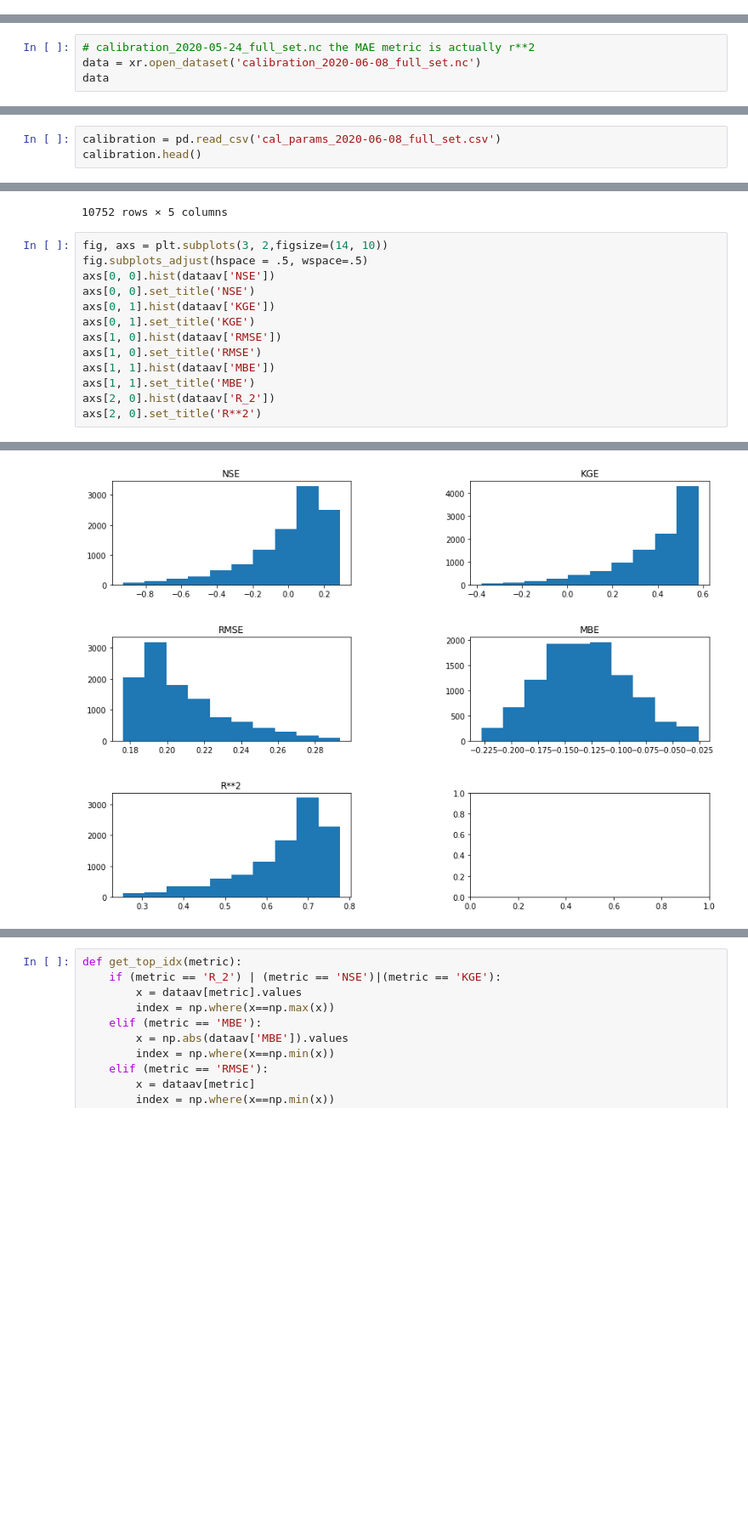
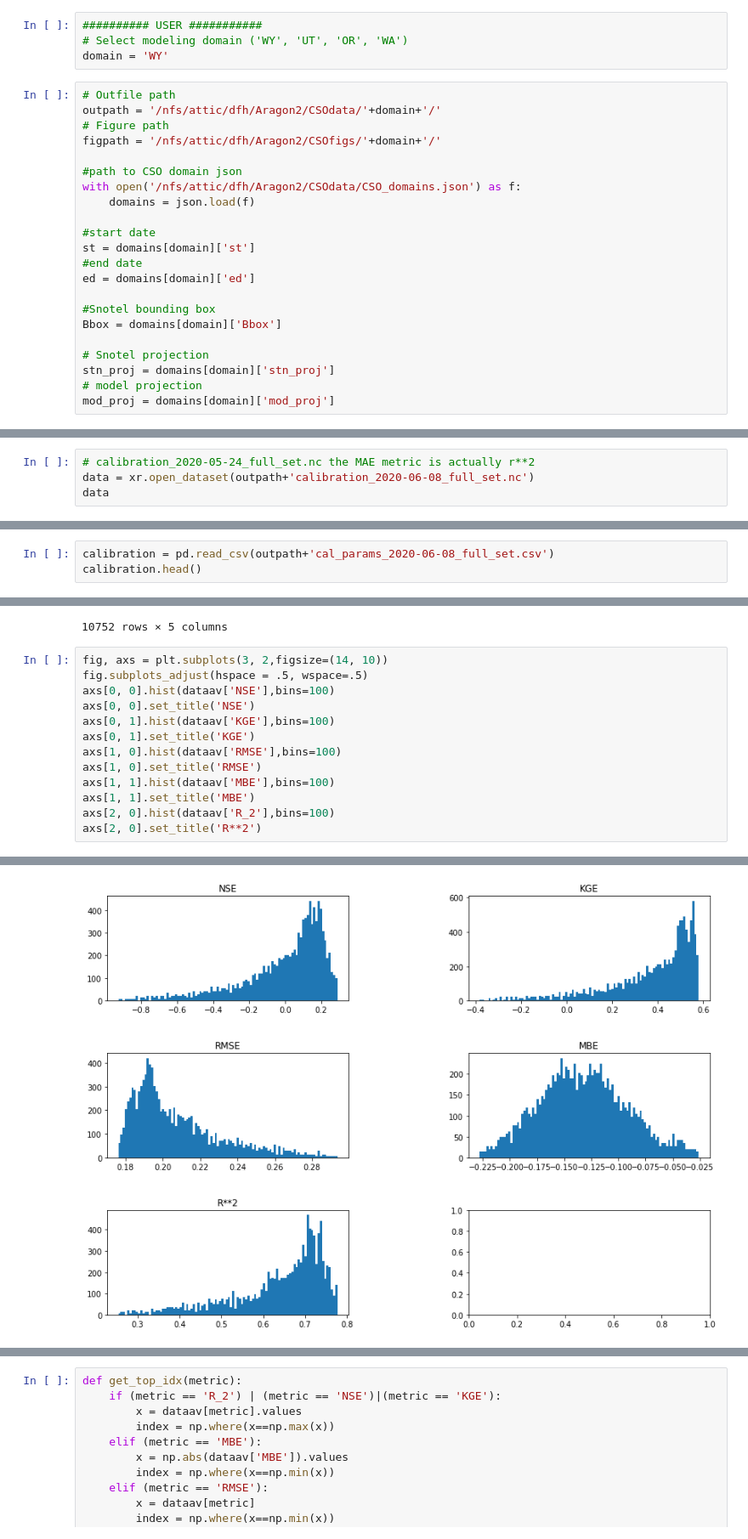
Before and after one commit to snowmodel-tools/calibration_python, a Jupyter notebook: Calibration_postprocess.ipynb, the cells around one changed output, grey strips where cells are left out. Shown: that part at 85% size. Saved outputs shown, nothing was run; the diff lists cells and outputs as text; blank space fills up the shorter version.

```diff
--- a/Calibration_postprocess.ipynb
+++ b/Calibration_postprocess.ipynb
@@ -16,4 +16,30 @@ import json
 import matplotlib.pyplot as plt
 
 #from sklearn.covariance import EmpiricalCovariance, MinCovDet
+# %%
+########## USER ###########
+# Select modeling domain ('WY', 'UT', 'OR', 'WA')
+domain = 'WY'
+# %%
+# Outfile path
+outpath = '/nfs/attic/dfh/Aragon2/CSOdata/'+domain+'/'
+# Figure path
+figpath = '/nfs/attic/dfh/Aragon2/CSOfigs/'+domain+'/'
+
+#path to CSO domain json
+with open('/nfs/attic/dfh/Aragon2/CSOdata/CSO_domains.json') as f:
+    domains = json.load(f)
+
+#start date
+st = domains[domain]['st']
+#end date
+ed = domains[domain]['ed']
+
+#Snotel bounding box
+Bbox = domains[domain]['Bbox']
+
+# Snotel projection
+stn_proj = domains[domain]['stn_proj']
+# model projection
+mod_proj = domains[domain]['mod_proj']
 # %%
@@ -29,7 +55,7 @@ gdf.head()
 | 4 | 379_WY_SNTL | -109.670212 | 43.697330 | Burroughs Creek | 2667 | 607155.527746 | 4.839116e+06 | POINT (-109.67021 43.69733) |
 # %%
 # calibration_2020-05-24_full_set.nc the MAE metric is actually r**2
-data = xr.open_dataset('calibration_2020-06-08_full_set.nc')
+data = xr.open_dataset(outpath+'calibration_2020-06-08_full_set.nc')
 data
 # %% [output]
 <xarray.Dataset>
@@ -45,7 +71,7 @@ Attributes:
     calibration_parameters:  ro_snowmax,cf_precip_scalar,ro_adjust
     model_parameter:         SWE [m]
 # %%
-calibration = pd.read_csv('cal_params_2020-06-08_full_set.csv')
+calibration = pd.read_csv(outpath+'cal_params_2020-06-08_full_set.csv')
 calibration.head()
 # %% [output]
 |  | lat_solar_flag | lapse_rate | prec_lapse_rate | ro_snowmax | cf_precip_scalar | ro_adjust | gap_frac |
@@ -144,16 +155,16 @@ dataav
 # %%
 fig, axs = plt.subplots(3, 2,figsize=(14, 10))
 fig.subplots_adjust(hspace = .5, wspace=.5)
-axs[0, 0].hist(dataav['NSE'])
+axs[0, 0].hist(dataav['NSE'],bins=100)
 axs[0, 0].set_title('NSE')
-axs[0, 1].hist(dataav['KGE'])
+axs[0, 1].hist(dataav['KGE'],bins=100)
 axs[0, 1].set_title('KGE')
-axs[1, 0].hist(dataav['RMSE'])
+axs[1, 0].hist(dataav['RMSE'],bins=100)
 axs[1, 0].set_title('RMSE')
-axs[1, 1].hist(dataav['MBE'])
+axs[1, 1].hist(dataav['MBE'],bins=100)
 axs[1, 1].set_title('MBE')
-axs[2, 0].hist(dataav['R_2'])
+axs[2, 0].hist(dataav['R_2'],bins=100)
 axs[2, 0].set_title('R**2')
 # %% [output]
 Text(0.5, 1.0, 'R**2')
-[figure, old version]
+[figure, new version]
```
Also changed, not shown: parts of 58 cells of this notebook.
